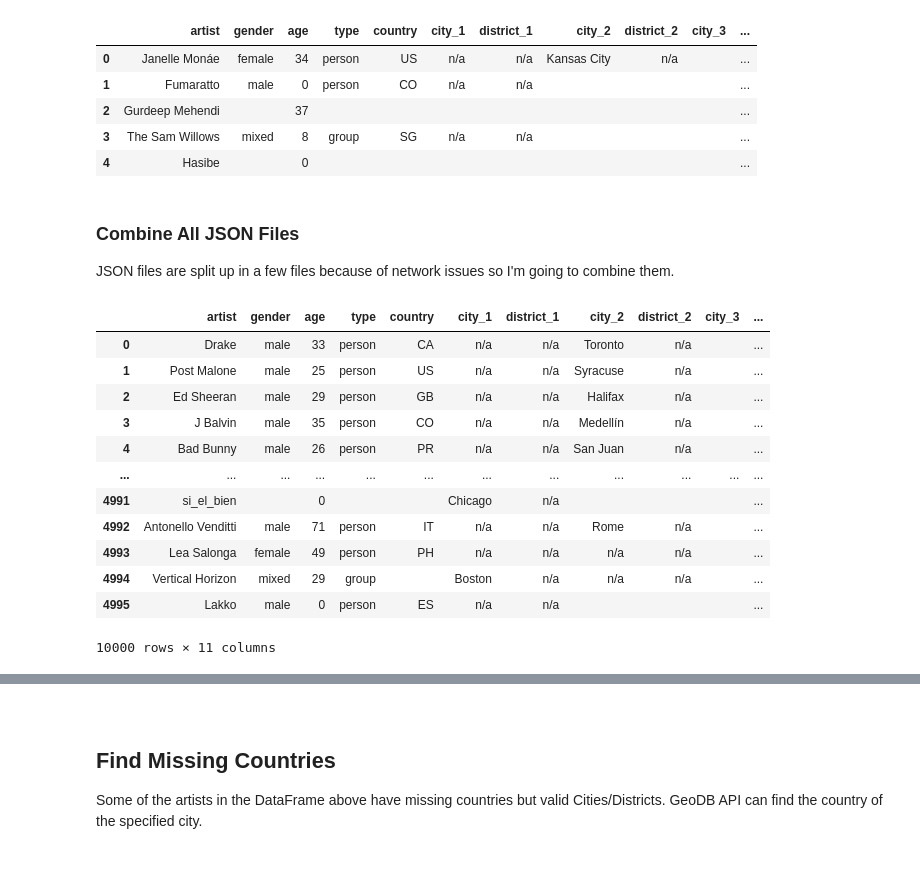
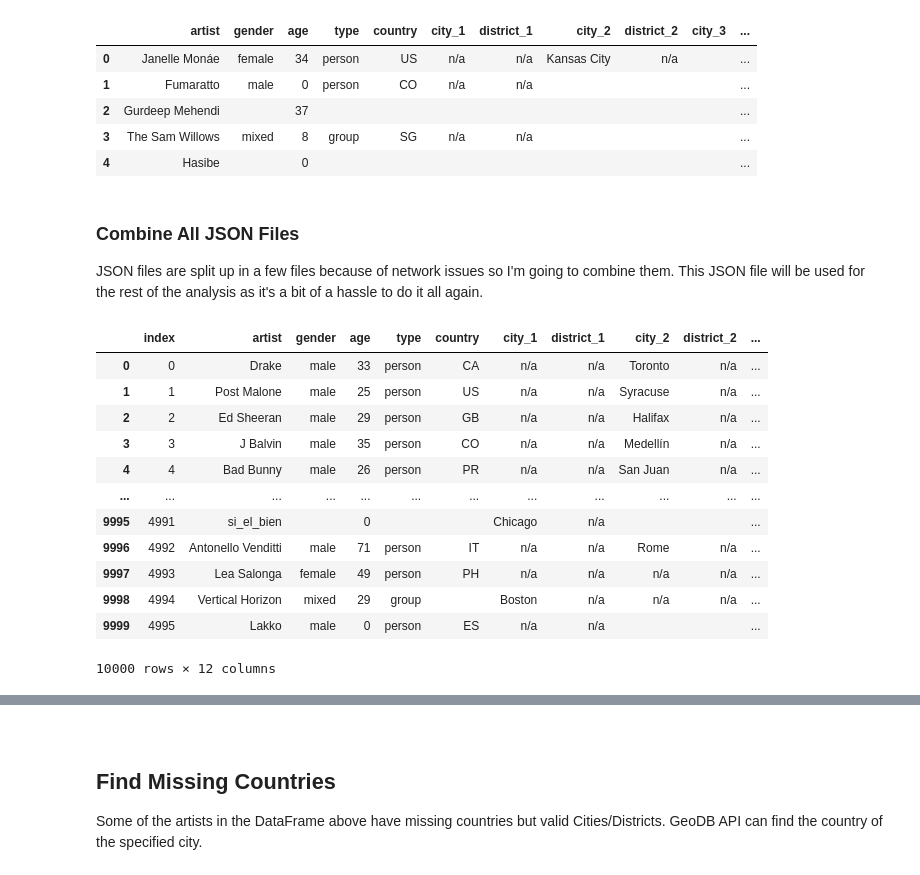
Before and after one commit to jacKlinc/spotify-usage-analysis, a Jupyter notebook: notebooks/1_spotipy_scraping_src.ipynb, the cells around one changed output, grey strips where cells are left out. Cells and saved outputs as stored; diff of their text form; code cells hidden in the pictures.

```diff
--- a/notebooks/1_spotipy_scraping_src.ipynb
+++ b/notebooks/1_spotipy_scraping_src.ipynb
@@ -345,27 +347,27 @@ top10k.to_json('/home/buscemi/spotify_stats/data/top5004-10k_spotify_artists.jso
 # %% [markdown]
 ### Combine All JSON Files
 
-JSON files are split up in a few files because of network issues so I'm going to combine them.
+JSON files are split up in a few files because of network issues so I'm going to combine them. This JSON file will be used for the rest of the analysis as it's a bit of a hassle to do it all again.
 # %%
 top3k = pd.read_json('../data/top3166_spotify_artists.json')
 top3_5k = pd.read_json('../data/top3166-5004_spotify_artists.json')
 top5_10k = pd.read_json('../data/top5004-10k_spotify_artists.json')
 
 top10k = top3k.append(top3_5k)
 top10k = top10k.append(top5_10k)
+top10k.reset_index(inplace=True)
+top10k
+# %% [output]
+|  | index | artist | gender | age | type | country | city_1 | district_1 | city_2 | district_2 | ... |
+| 0 | 0 | Drake | male | 33 | person | CA | n/a | n/a | Toronto | n/a | ... |
+| 1 | 1 | Post Malone | male | 25 | person | US | n/a | n/a | Syracuse | n/a | ... |
+| 2 | 2 | Ed Sheeran | male | 29 | person | GB | n/a | n/a | Halifax | n/a | ... |
+| 3 | 3 | J Balvin | male | 35 | person | CO | n/a | n/a | Medellín | n/a | ... |
+| 4 | 4 | Bad Bunny | male | 26 | person | PR | n/a | n/a | San Juan | n/a | ... |
+| ... | ... | ... | ... | ... | ... | ... | ... | ... | ... | ... | ... |
+| 9995 | 4991 | si_el_bien |  | 0 |  |  | Chicago | n/a |  |  | ... |
+| 9996 | 4992 | Antonello Venditti | male | 71 | person | IT | n/a | n/a | Rome | n/a | ... |
+| 9997 | 4993 | Lea Salonga | female | 49 | person | PH | n/a | n/a | n/a | n/a | ... |
+| 9998 | 4994 | Vertical Horizon | mixed | 29 | group |  | Boston | n/a | n/a | n/a | ... |
+| 9999 | 4995 | Lakko | male | 0 | person | ES | n/a | n/a |  |  | ... |
+10000 rows × 12 columns
-# %%
-top10k
-# %% [output]
-|  | artist | gender | age | type | country | city_1 | district_1 | city_2 | district_2 | city_3 | ... |
-| 0 | Drake | male | 33 | person | CA | n/a | n/a | Toronto | n/a |  | ... |
-| 1 | Post Malone | male | 25 | person | US | n/a | n/a | Syracuse | n/a |  | ... |
-| 2 | Ed Sheeran | male | 29 | person | GB | n/a | n/a | Halifax | n/a |  | ... |
-| 3 | J Balvin | male | 35 | person | CO | n/a | n/a | Medellín | n/a |  | ... |
-| 4 | Bad Bunny | male | 26 | person | PR | n/a | n/a | San Juan | n/a |  | ... |
-| ... | ... | ... | ... | ... | ... | ... | ... | ... | ... | ... | ... |
-| 4991 | si_el_bien |  | 0 |  |  | Chicago | n/a |  |  |  | ... |
-| 4992 | Antonello Venditti | male | 71 | person | IT | n/a | n/a | Rome | n/a |  | ... |
-| 4993 | Lea Salonga | female | 49 | person | PH | n/a | n/a | n/a | n/a |  | ... |
-| 4994 | Vertical Horizon | mixed | 29 | group |  | Boston | n/a | n/a | n/a |  | ... |
-| 4995 | Lakko | male | 0 | person | ES | n/a | n/a |  |  |  | ... |
-10000 rows × 11 columns
```
Also changed, not shown: parts of 18 cells of this notebook, 1 other file.
